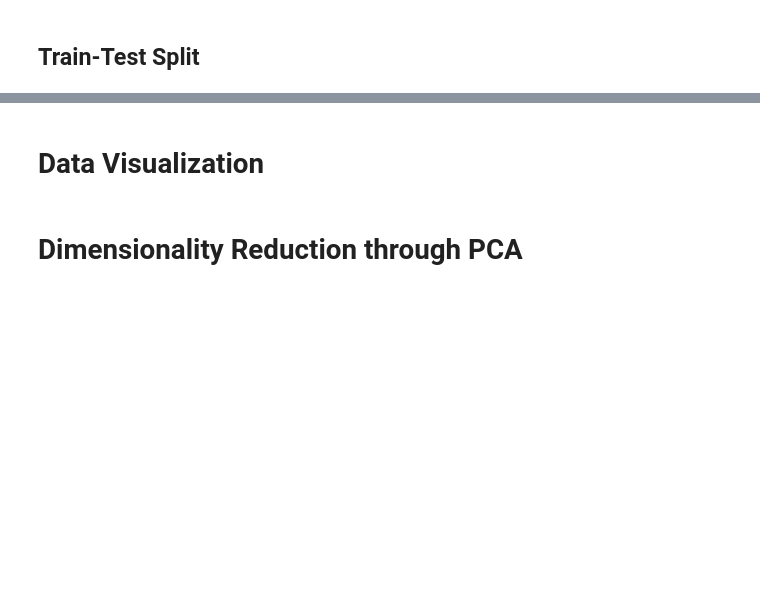
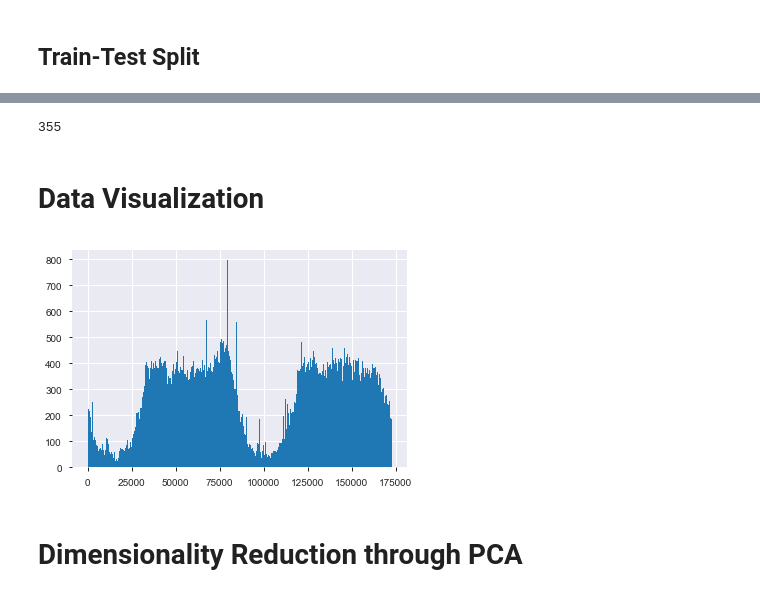
Before and after one commit to AdamBlomfield/mod_5_project, a Jupyter notebook: notebooks/ab_mod_5_project.ipynb, the cells around one changed output, grey strips where cells are left out. Cells and saved outputs as stored; diff of their text form; code cells hidden in the pictures; blank space fills up the shorter version.

```diff
--- a/notebooks/ab_mod_5_project.ipynb
+++ b/notebooks/ab_mod_5_project.ipynb
@@ -140,0 +290,14 @@ X = X.fillna(value=0)
+# %%
+from sklearn.preprocessing import StandardScaler, RobustScaler
+# Only need to scale the amount and time columns, rest of data is presumed to be scaled as it has gone through PCA.
+
+# RobustScaler is less prone to outliers.
+std_scaler = StandardScaler()
+rob_scaler = RobustScaler()
+
+# Use Robust Scaler on amount and time columns
+df['scaled_amount'] = rob_scaler.fit_transform(df['Amount'].values.reshape(-1,1))
+df['scaled_time'] = rob_scaler.fit_transform(df['Time'].values.reshape(-1,1))  # Is this needed, as we have divided into time periods?
+
+# Drop the original columns, as we no longer need them
+df.drop(['Time','Amount'], axis=1, inplace=True)
@@ -151,0 +346,6 @@ df_cleaned = pd.read_csv('../data/processed/cleaned_dataframe.csv')
+# %%
+# We have 355 frauds in our train set, so we need to randomly select 355 non-frauds.
+train_num_frauds = len(y_train[y_train==1])
+train_num_frauds
+# %% [output]
+355
@@ -152,2 +370,6 @@ df_cleaned = pd.read_csv('../data/processed/cleaned_dataframe.csv')
 # %% [markdown]
 # Data Visualization
+# %%
+plt.hist(df['Time'], bins=1000);
+# %% [output]
+[figure, added]
```
Also changed, not shown: parts of 63 cells of this notebook.
